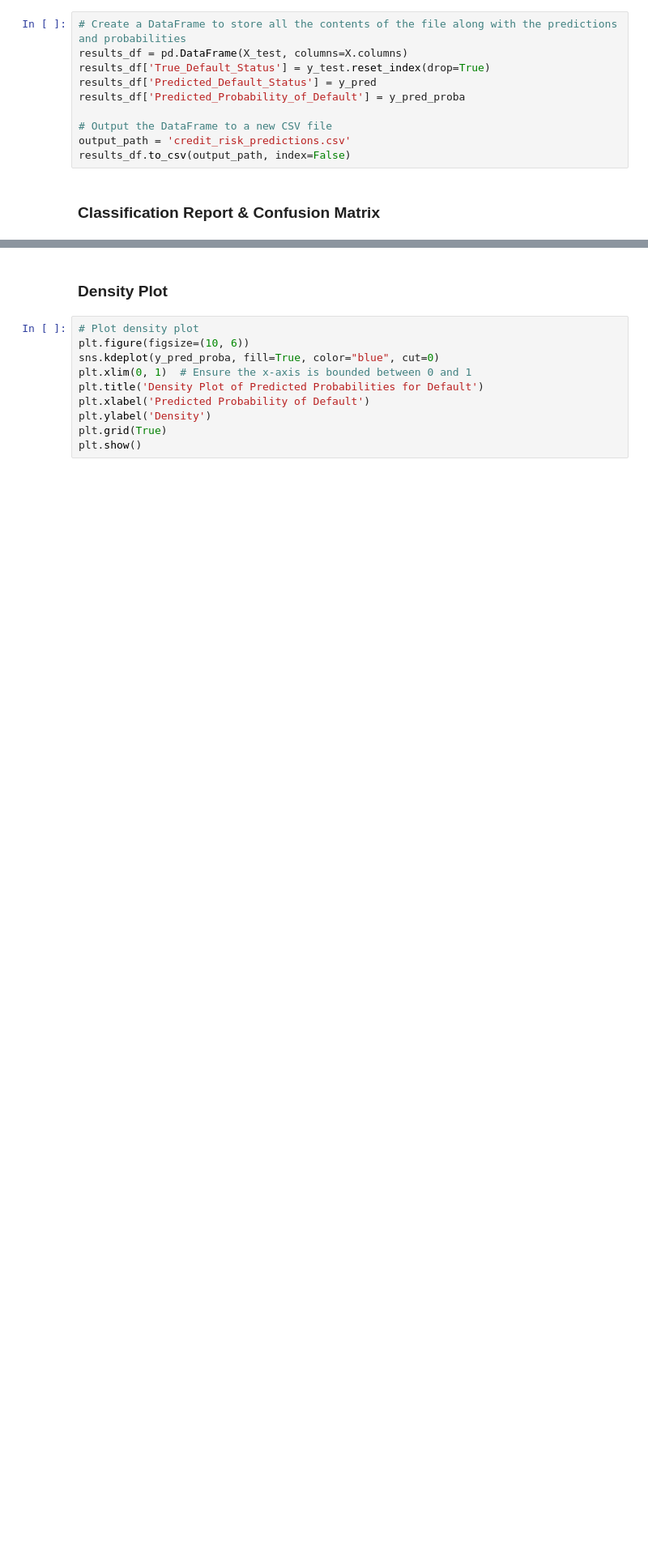
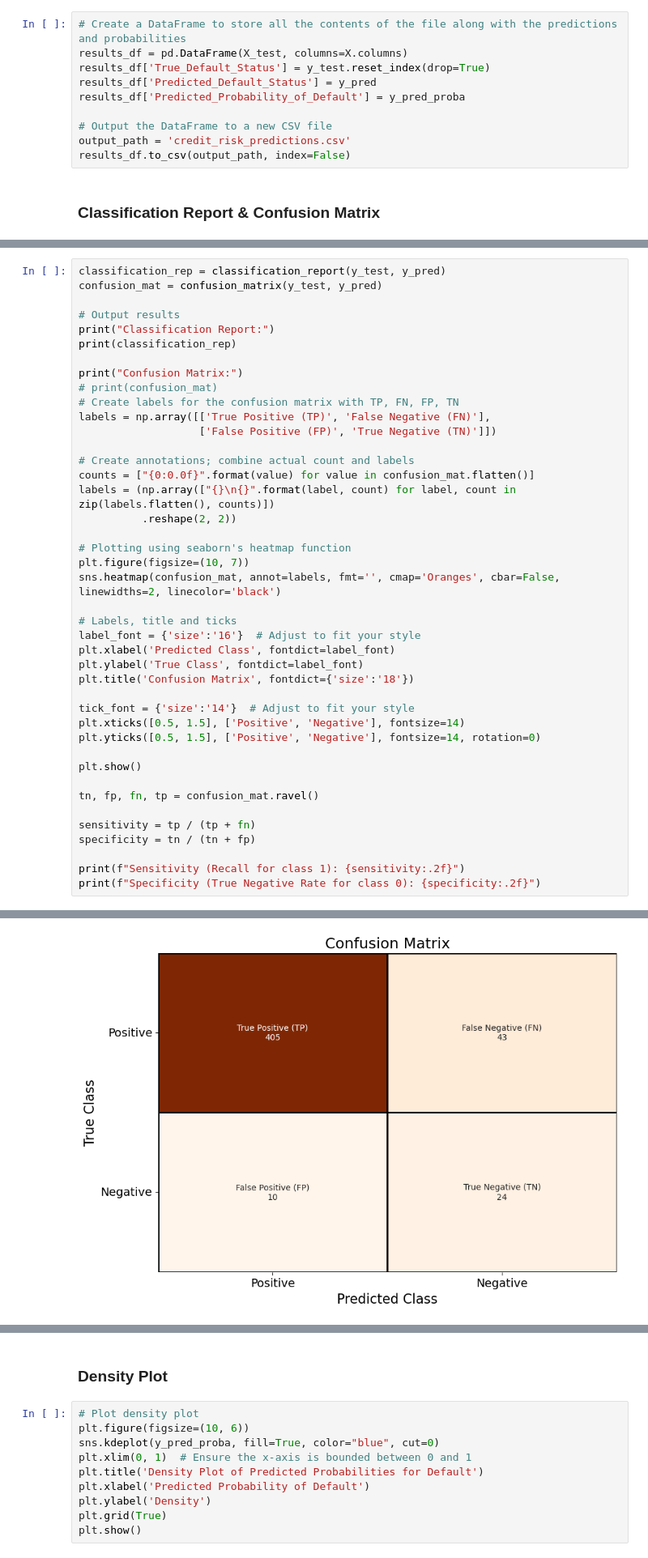
Before and after one commit to mayushanuoft/eco353-termproject, a Jupyter notebook: neural network/neural_network.ipynb, the cells around one changed output, grey strips where cells are left out. Shown: that part at 81% size. Cells and saved outputs as stored; diff of their text form; blank space fills up the shorter version.

```diff
--- a/neural network/neural_network.ipynb
+++ b/neural network/neural_network.ipynb
@@ -112,0 +84,43 @@ Confusion Matrix:
+# %%
+classification_rep = classification_report(y_test, y_pred)
+confusion_mat = confusion_matrix(y_test, y_pred)
+
+# Output results
+print("Classification Report:")
+print(classification_rep)
+
+print("Confusion Matrix:")
+# print(confusion_mat)
+# Create labels for the confusion matrix with TP, FN, FP, TN
+labels = np.array([['True Positive (TP)', 'False Negative (FN)'],
+                   ['False Positive (FP)', 'True Negative (TN)']])
+
+# Create annotations; combine actual count and labels
+counts = ["{0:0.0f}".format(value) for value in confusion_mat.flatten()]
+labels = (np.array(["{}\n{}".format(label, count) for label, count in zip(labels.flatten(), counts)])
+          .reshape(2, 2))
+
+# Plotting using seaborn's heatmap function
+plt.figure(figsize=(10, 7))
+sns.heatmap(confusion_mat, annot=labels, fmt='', cmap='Oranges', cbar=False, linewidths=2, linecolor='black')
+
+# Labels, title and ticks
+label_font = {'size':'16'}  # Adjust to fit your style
+plt.xlabel('Predicted Class', fontdict=label_font)
+plt.ylabel('True Class', fontdict=label_font)
+plt.title('Confusion Matrix', fontdict={'size':'18'})
+
+tick_font = {'size':'14'}  # Adjust to fit your style
+plt.xticks([0.5, 1.5], ['Positive', 'Negative'], fontsize=14)
+plt.yticks([0.5, 1.5], ['Positive', 'Negative'], fontsize=14, rotation=0)
+
+plt.show()
+
+tn, fp, fn, tp = confusion_mat.ravel()
+
+sensitivity = tp / (tp + fn)
+specificity = tn / (tn + fp)
+
+print(f"Sensitivity (Recall for class 1): {sensitivity:.2f}")
+print(f"Specificity (True Negative Rate for class 0): {specificity:.2f}")
+# %% [output]
@@ -112,0 +138 @@ Confusion Matrix:
+[figure, added]
```
Also changed, not shown: parts of 6 cells of this notebook.
